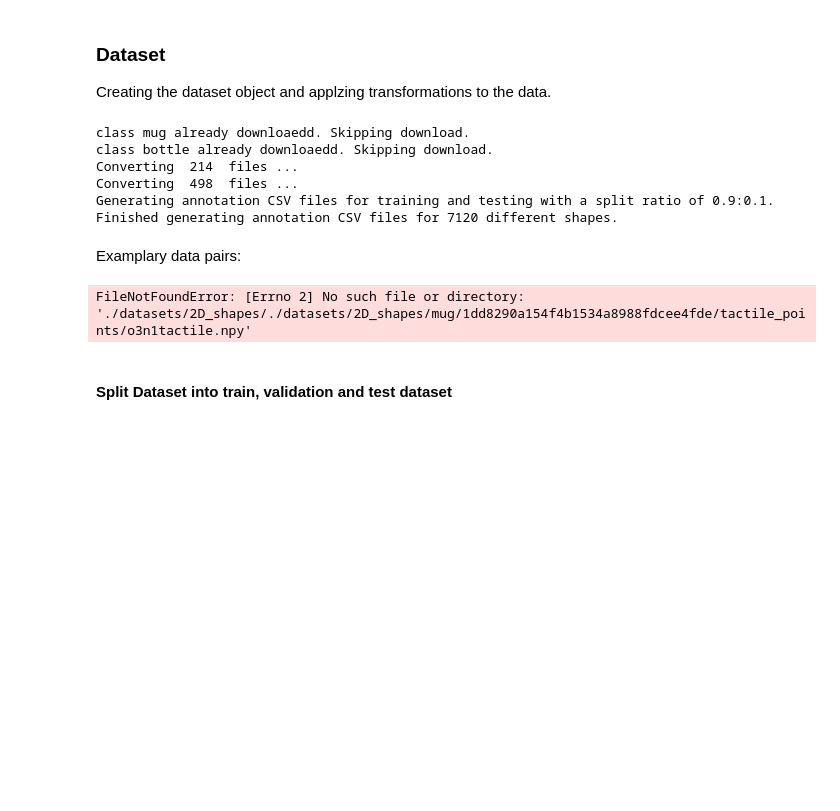
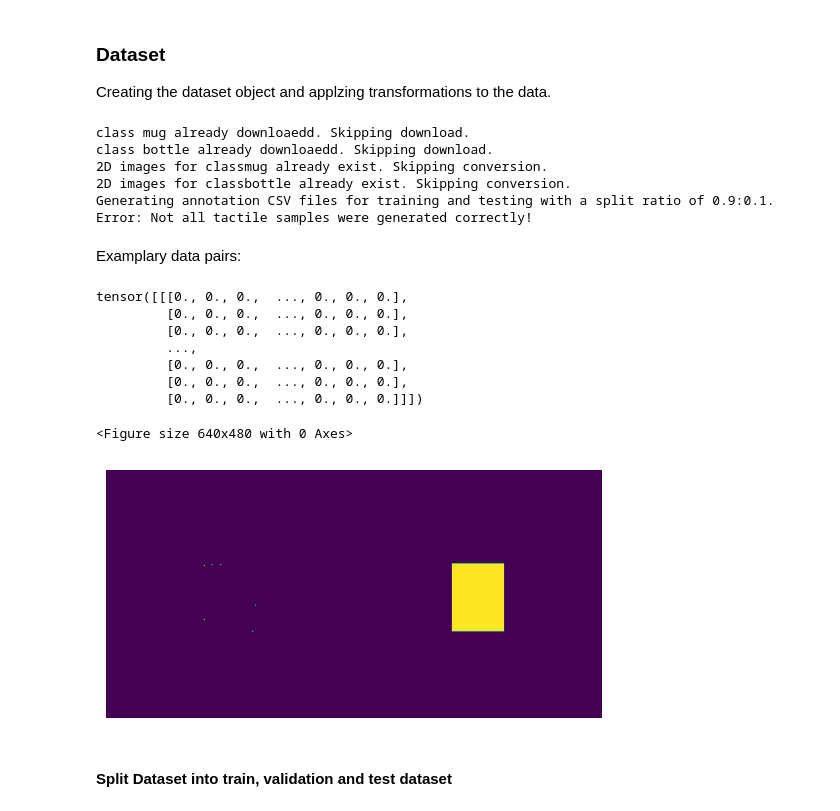
Before and after one commit to daniel-strauss/adlr_tactile_exploration, a Jupyter notebook: notebooks/Reconstruction.ipynb, the cells around one changed output. Saved outputs shown, nothing was run; the diff lists cells and outputs as text; code cells hidden in the pictures; blank space fills up the shorter version.

```diff
--- a/notebooks/Reconstruction.ipynb
+++ b/notebooks/Reconstruction.ipynb
@@ -55,9 +56,9 @@ Creating the dataset object and applzing transformations to the data.
 # generate data
 dataconverter = DataConverter(
     classes=[Mug(),Bottle()],
-    min_order = 1,
-    tact_order = 2,
-    tact_number=1
+    min_order = 5,
+    tact_order = 10,
+    tact_number=40
 
 )
 # set regenerate to true, if you run this after changes in dataconverter have been made
@@ -65,10 +66,10 @@ dataconverter.generate_2d_dataset(show_results=False, regenerate=False)
 # %% [output]
 class mug already downloaedd. Skipping download.
 class bottle already downloaedd. Skipping download.
-Converting  214  files ...
-Converting  498  files ...
+2D images for classmug already exist. Skipping conversion.
+2D images for classbottle already exist. Skipping conversion.
 Generating annotation CSV files for training and testing with a split ratio of 0.9:0.1.
-Finished generating annotation CSV files for 7120 different shapes.
+Error: Not all tactile samples were generated correctly!
 # %%
 csv_file = './datasets/2D_shapes/annotations.csv'
 root_dir = './datasets/2D_shapes'
@@ -81,11 +82,19 @@ dataset = ReconstructionDataset(csv_file=csv_file,
 # %% [markdown]
 Examplary data pairs:
 # %%
-example_data = dataset[58]
+example_data = dataset[5]
 
 plt.figure()
 print(example_data['image'])
-#show_datapair(example_data['image'], example_data['label'])
+show_datapair(example_data['image'], example_data['label'])
 plt.show()
 # %% [output]
-FileNotFoundError: [Errno 2] No such file or directory: './datasets/2D_shapes/./datasets/2D_shapes/mug/1dd8290a154f4b1534a8988fdcee4fde/tactile_points/o3n1tactile.npy'
+tensor([[[0., 0., 0.,  ..., 0., 0., 0.],
+         [0., 0., 0.,  ..., 0., 0., 0.],
+         [0., 0., 0.,  ..., 0., 0., 0.],
+         ...,
+         [0., 0., 0.,  ..., 0., 0., 0.],
+         [0., 0., 0.,  ..., 0., 0., 0.],
+         [0., 0., 0.,  ..., 0., 0., 0.]]])
+<Figure size 640x480 with 0 Axes>
+[figure, added]
```
Also changed, not shown: parts of 8 cells of this notebook, 5 other files.
